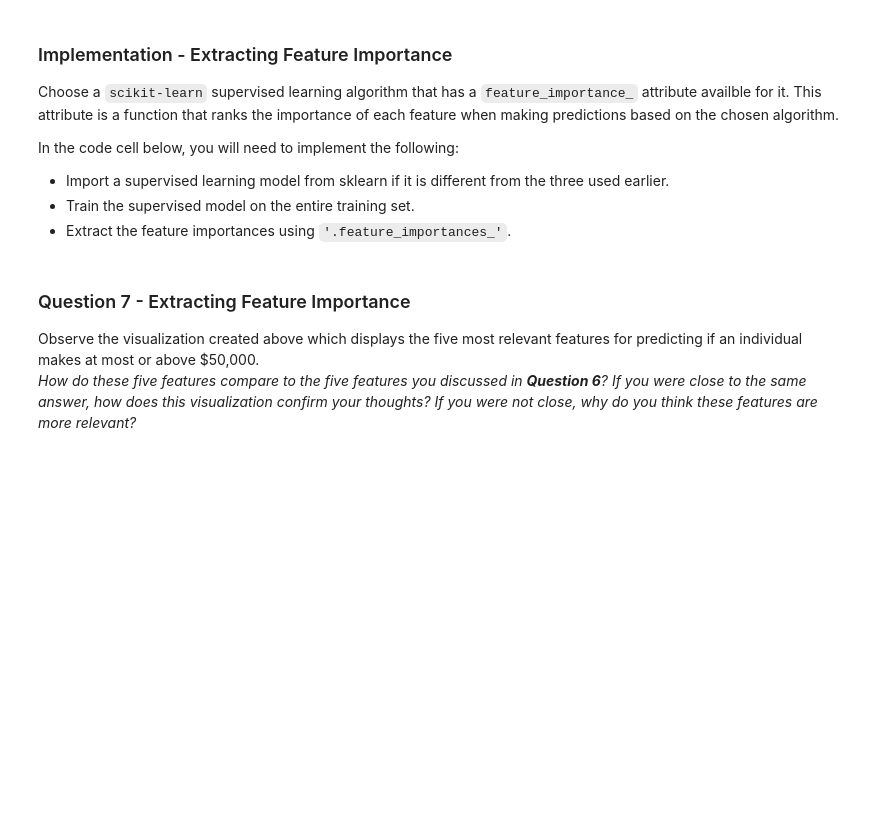
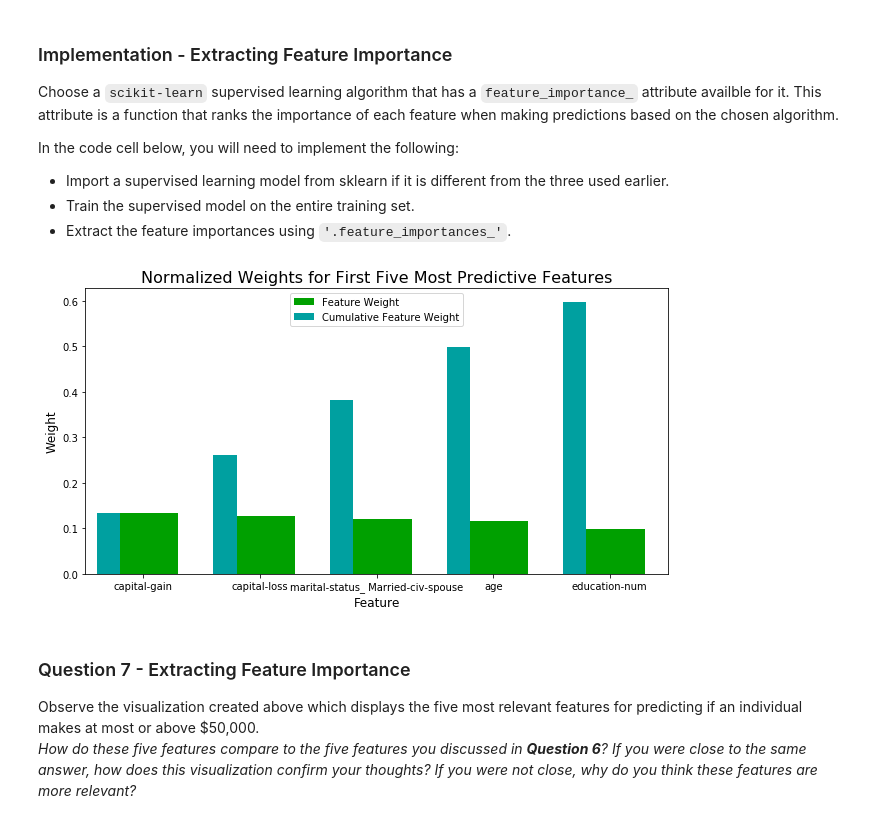
Before and after one commit to NitishPuri/machine-learning, a Jupyter notebook: projects/finding_donors/finding_donors.ipynb, the cells around one changed output. Cells and saved outputs as stored; diff of their text form; code cells hidden in the pictures; blank space fills up the shorter version.

```diff
--- a/projects/finding_donors/finding_donors.ipynb
+++ b/projects/finding_donors/finding_donors.ipynb
@@ -446,15 +479,20 @@ In the code cell below, you will need to implement the following:
  - Extract the feature importances using `'.feature_importances_'`.
 # %%
 # TODO: Import a supervised learning model that has 'feature_importances_'
+from sklearn.ensemble import GradientBoostingClassifier
+
+clf = GradientBoostingClassifier()
 
 # TODO: Train the supervised model on the training set
-model = None
+model = clf.fit(X_train, y_train)
 
 # TODO: Extract the feature importances
-importances = None
+importances = clf.feature_importances_
 
 # Plot
 vs.feature_plot(importances, X_train, y_train)
+# %% [output]
+[figure, added]
 # %% [markdown]
 ### Question 7 - Extracting Feature Importance
 
```
Also changed, not shown: parts of 7 cells of this notebook.
